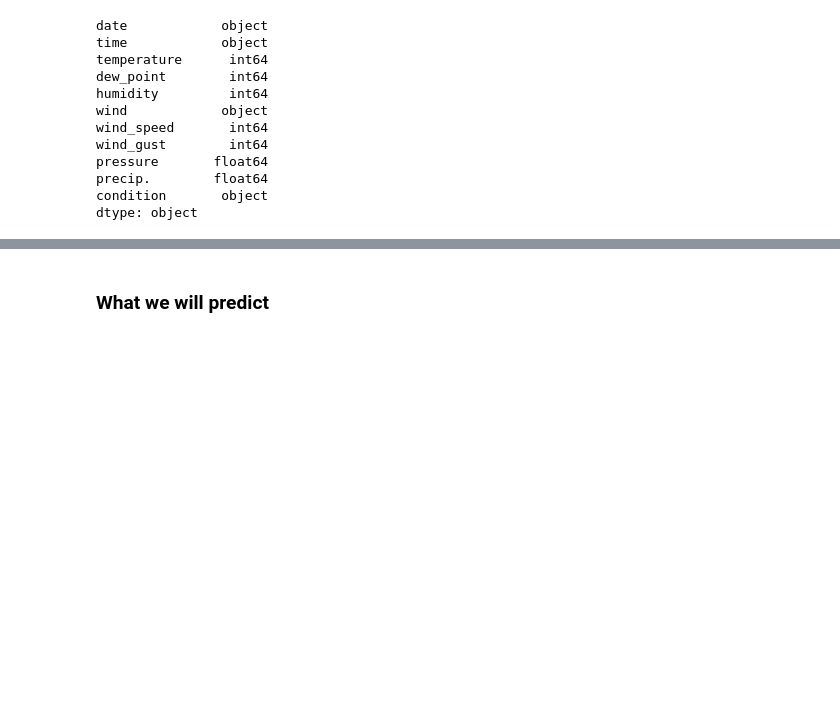
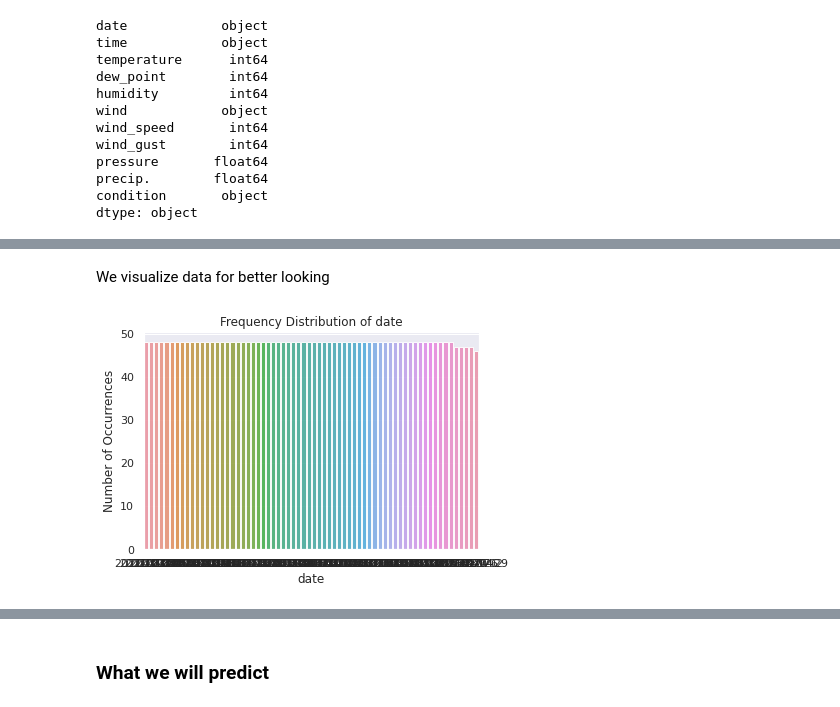
Before and after one commit to MachineGun3008/intro2ds_final_project, a Jupyter notebook: Explore_Preprocess_Data.ipynb, the cells around one changed output, grey strips where cells are left out. Drawn from its saved outputs; the diff is of its cells as text; code cells hidden in the pictures; blank space fills up the shorter version.

```diff
--- a/Explore_Preprocess_Data.ipynb
+++ b/Explore_Preprocess_Data.ipynb
@@ -80,0 +166,12 @@ cate_cols = list(df.select_dtypes(include='object').columns)
+# %% [markdown]
+We visualize data for better looking
+# %%
+count = df['date'].value_counts()
+sns.set(style="darkgrid")
+sns.barplot(count.index, count.values, alpha=0.9)
+plt.title('Frequency Distribution of date')
+plt.ylabel('Number of Occurrences', fontsize=12)
+plt.xlabel('date', fontsize=12)
+plt.show()
+# %% [output]
+[figure, added]
```
Also changed, not shown: parts of 30 cells of this notebook.
